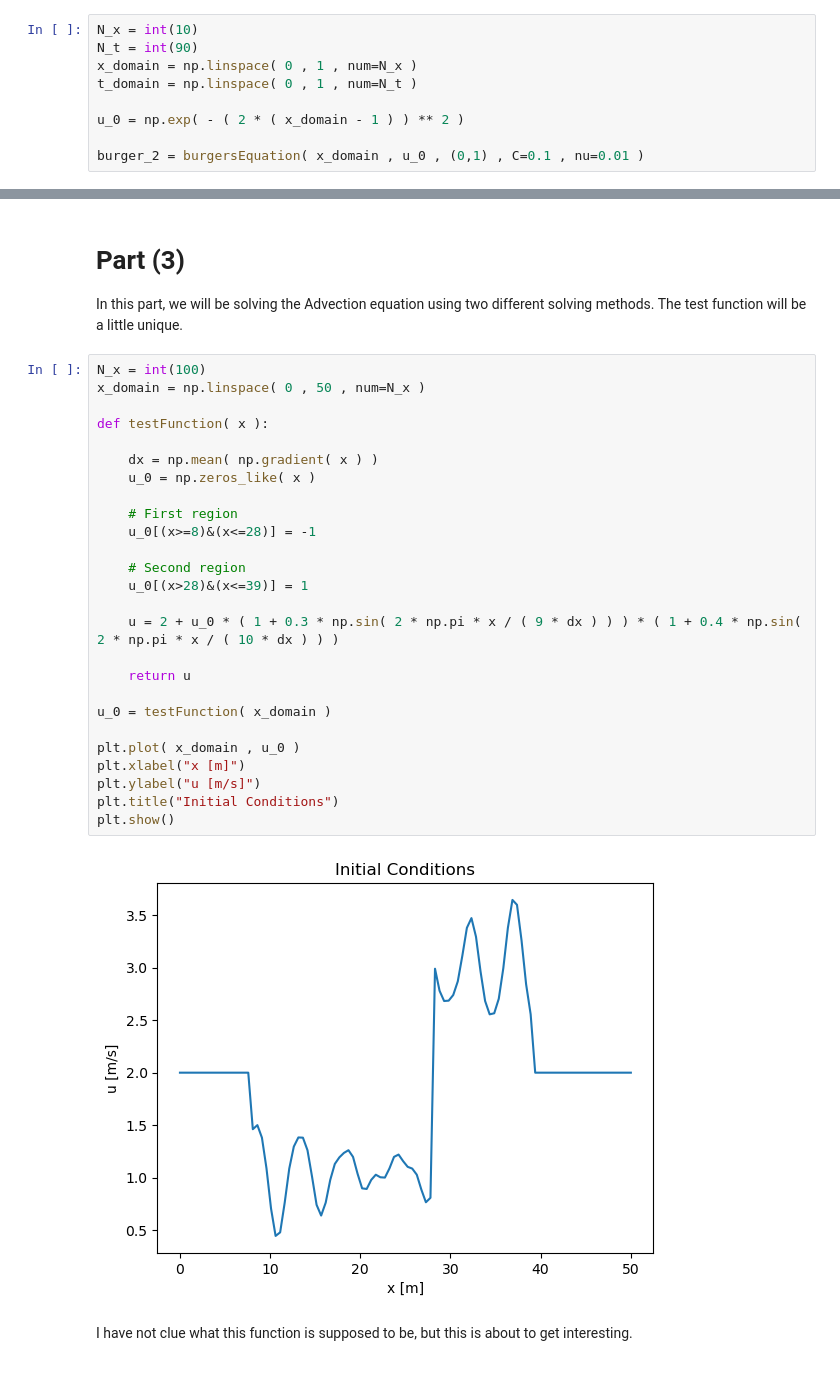
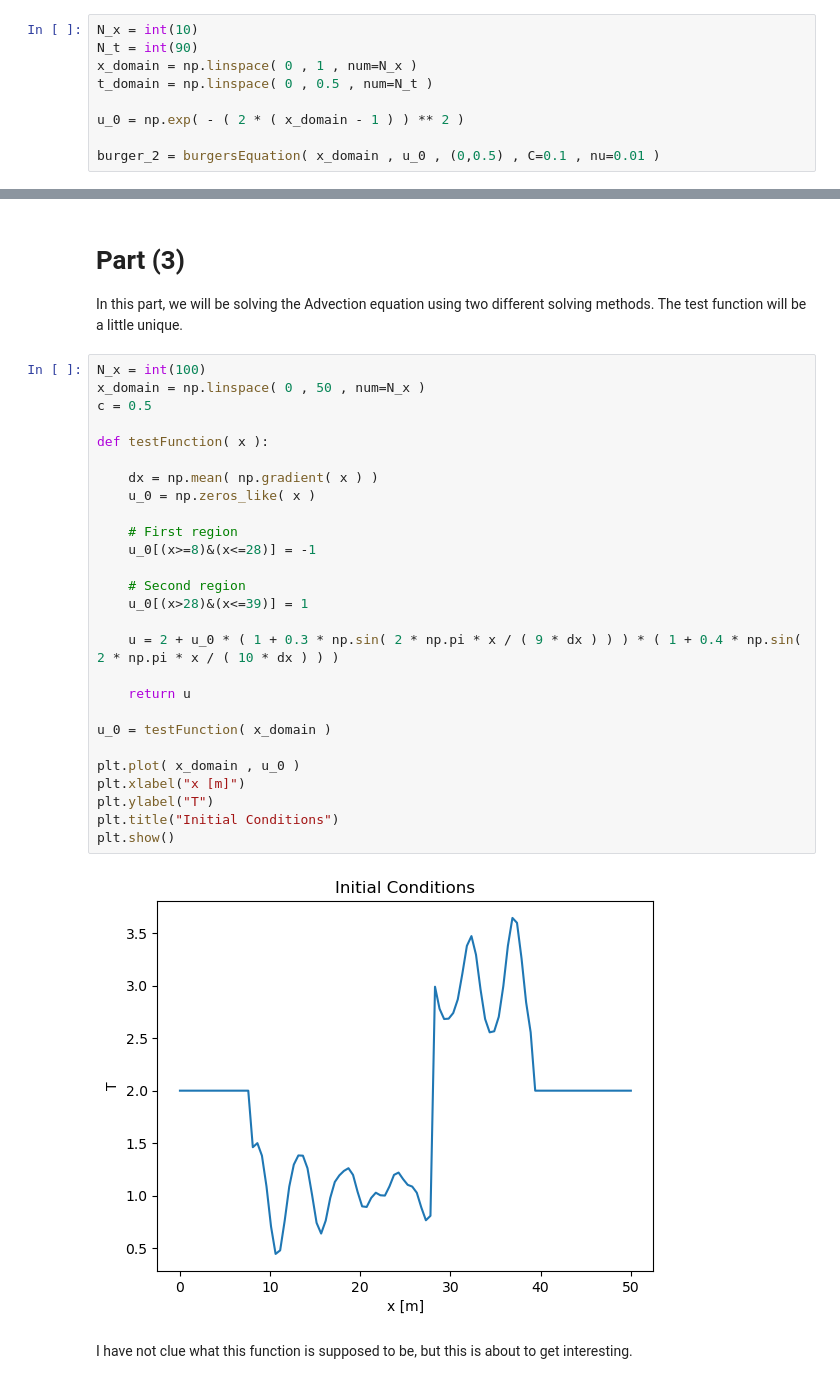
Before and after one commit to mhland10/me5653_CFD_repo, a Jupyter notebook: hw/hw3/HW3.ipynb, the cells around one changed output, grey strips where cells are left out. Drawn from its saved outputs; the diff is of its cells as text.

```diff
--- a/hw/hw3/HW3.ipynb
+++ b/hw/hw3/HW3.ipynb
@@ -550,11 +558,11 @@ $$ [1][u_{i}]^{n+1}= \left( \frac{1}{2}\begin{bmatrix} 0 & 0 & 1 & 0 & 1 & 0 & 0
 N_x = int(10)
 N_t = int(90)
 x_domain = np.linspace( 0 , 1 , num=N_x )
-t_domain = np.linspace( 0 , 1 , num=N_t )
+t_domain = np.linspace( 0 , 0.5 , num=N_t )
 
 u_0 = np.exp( - ( 2 * ( x_domain - 1 ) ) ** 2 )
 
-burger_2 = burgersEquation( x_domain , u_0 , (0,1) , C=0.1 , nu=0.01 )
+burger_2 = burgersEquation( x_domain , u_0 , (0,0.5) , C=0.1 , nu=0.01 )
 # %%
 burger_2.solve( N_spatialorder=6 )
 # %%
@@ -607,30 +615,31 @@ In this part, we will be solving the Advection equation using two different solv
 # %%
 N_x = int(100)
 x_domain = np.linspace( 0 , 50 , num=N_x )
+c = 0.5
 
 def testFunction( x ):
 
     dx = np.mean( np.gradient( x ) )
     u_0 = np.zeros_like( x )
 
     # First region
     u_0[(x>=8)&(x<=28)] = -1
 
     # Second region
     u_0[(x>28)&(x<=39)] = 1
 
     u = 2 + u_0 * ( 1 + 0.3 * np.sin( 2 * np.pi * x / ( 9 * dx ) ) ) * ( 1 + 0.4 * np.sin( 2 * np.pi * x / ( 10 * dx ) ) )
 
     return u
 
 u_0 = testFunction( x_domain )
 
 plt.plot( x_domain , u_0 )
 plt.xlabel("x [m]")
-plt.ylabel("u [m/s]")
+plt.ylabel("T")
 plt.title("Initial Conditions")
 plt.show()
 # %% [output]
-[figure, old version]
+[figure, new version]
 # %% [markdown]
 I have not clue what this function is supposed to be, but this is about to get interesting.
```
Also changed, not shown: parts of 65 cells of this notebook, 3 other files.
